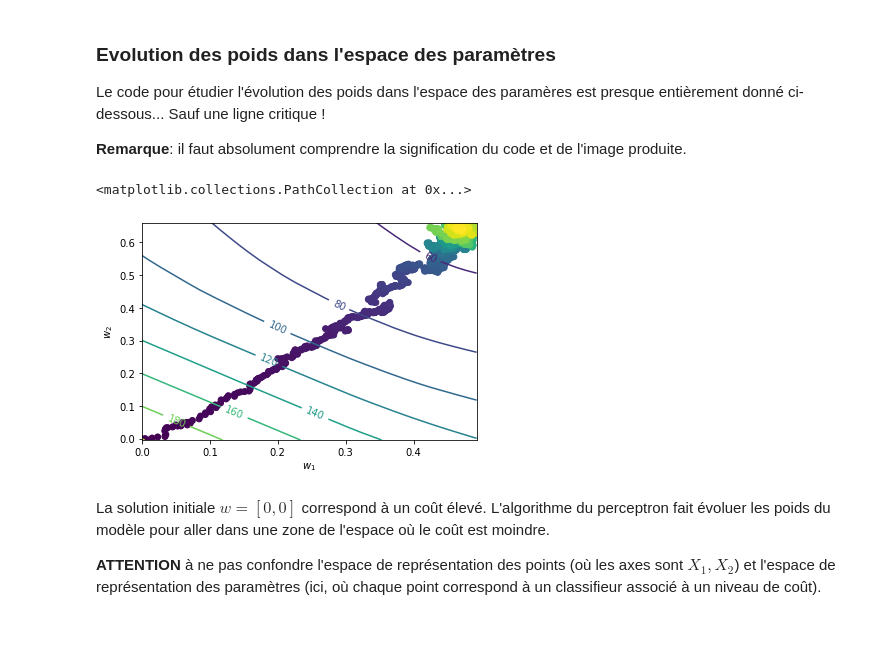
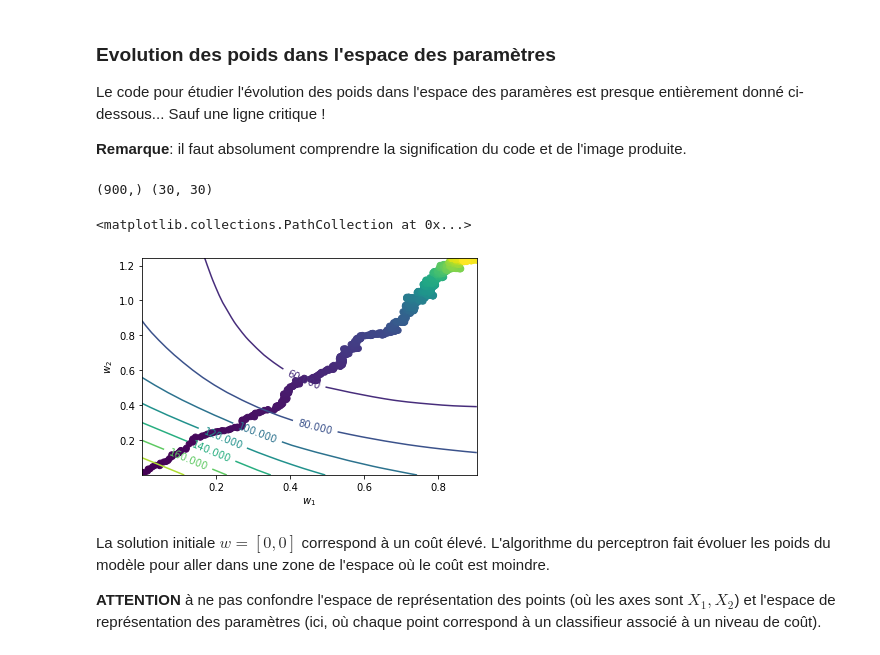
Before and after one commit to baris221/LU3IN026_TME, a Jupyter notebook: TME4/tme-04.ipynb, the cells around one changed output. Saved outputs shown, nothing was run; the diff lists cells and outputs as text; code cells hidden in the pictures.

```diff
--- a/TME4/tme-04.ipynb
+++ b/TME4/tme-04.ipynb
@@ -227,8 +235,15 @@ class ClassifierPerceptronBiais(classif.ClassifierPerceptron):
         """
         # Appel du constructeur de la classe mère
         super().__init__(input_dimension, learning_rate, init)
-        # Affichage pour information (décommentez pour la mise au point)
-        # print("Init perceptron biais: w= ",self.w," learning rate= ",learning_rate)
+        self.input_dimension = input_dimension
+        self.learning_rate = learning_rate
+        self.allw = []
+        if (init == 0):
+            self.w = np.zeros(input_dimension)
+        elif (init == 1):
+            self.w = 0.001 * (2 * np.random.uniform(0, 1, input_dimension) - 1)
+        self.allw.append(self.w.copy())
+
 
     def train_step(self, desc_set, label_set):
         """ Réalise une unique itération sur tous les exemples du dataset
@@ -237,10 +252,17 @@ class ClassifierPerceptronBiais(classif.ClassifierPerceptron):
                 - desc_set: ndarray avec des descriptions
                 - label_set: ndarray avec les labels correspondants
         """
-        ### A COMPLETER !
+        ### A COMPLETER !
         # Ne pas oublier d'ajouter les poids à allw avant de terminer la méthode
-        raise NotImplementedError("Vous devez implémenter cette méthode !")
-# ------------------------
+        index_list =[i for i in range(len(desc_set))]
+        np.random.shuffle(index_list)
+        for i in (index_list):
+            Xi, Yi = desc_set[i,:], label_set[i]
+            y_hat = np.dot(self.w, Xi)
+            if (y_hat*Yi<1):    # Il y a erreur, donc correction
+                self.w += self.learning_rate*np.dot(Xi,Yi)
+                self.allw.append(self.w.copy())
+        #raise NotImplementedError("Vous devez implémenter cette méthode !")
 # %%
 np.random.seed(42)   # on prend 42 comme graine
 
@@ -323,6 +345,19 @@ Y = label
 allw = np.array(perceptron_biais.get_allw())
 
 # ------------------------  A COMPLETER :
+def costcalcul(ensemble):
+    """ensemble est une liste de vecteur"""
+    cost=[]
+    for i in range(len(ensemble)):
+        w=ensemble[i].copy()
+        y_i=np.dot(X,w)
+        C=np.multiply(Y,y_i)
+        C=np.ones(200)-C
+        C[C <= 0] = 0
+        cost.append(np.sum(C))
+
+    return cost
+
 
 # ------------------------
 # Sauvegarde de la figure obtenue (décommenter la ligne ci-dessous):
@@ -353,36 +398,40 @@ Le code pour étudier l'évolution des poids dans l'espace des paramères est pr
 mmax=allw.max(0)
 mmin=allw.min(0)
 x1grid,x2grid=np.meshgrid(np.linspace(mmin[0],mmax[0],30),np.linspace(mmin[1],mmax[1],30))
 grid=np.hstack((x1grid.reshape(x1grid.size,1),x2grid.reshape(x2grid.size,1)))
 
 # 2. Evaluation du cout pour toutes ces solutions potentielles
 
 ##########
 # LIGNE A COMPLETER:
 # construction de res = calcul du cout du perceptron pour tous les couples
 # (w1,w2) définis dans grid
 
 # res = # <-------------------------- A COMPLETER  ---------------
+res=np.asarray(costcalcul(grid))
+#print(res)
 
+print(res.shape, x1grid.shape)
 ##########
 
 # remise en forme de res
 res=res.reshape(x1grid.shape)
-
+#print(res)
 fig, ax = plt.subplots() # pour 1 et 2
 ax.set_xlabel('$w_1$')
 ax.set_ylabel('$w_2$')
 CS = ax.contour(x1grid,x2grid,res)
 ax.clabel(CS, inline=1, fontsize=10)
 
 # ajoute de la couleur: jaune = plus grande itération
 ax.scatter(allw[:,0], allw[:,1], c=np.arange(len(allw)))
 
 # Sauvegarde de la figure obtenue (décommenter la ligne ci-dessous):
 #plt.savefig("out/espace_param.png")
 # %% [output]
-<matplotlib.collections.PathCollection at 0x...>
+(900,) (30, 30)
+<matplotlib.collections.PathCollection at 0x...>
-[figure, old version]
+[figure, new version]
 # %% [markdown]
 La solution initiale $w=[0,0]$ correspond à un coût élevé. L'algorithme du perceptron fait évoluer les poids du modèle pour aller dans une zone de l'espace où le coût est moindre.
 
```
Also changed, not shown: parts of 15 cells of this notebook.
